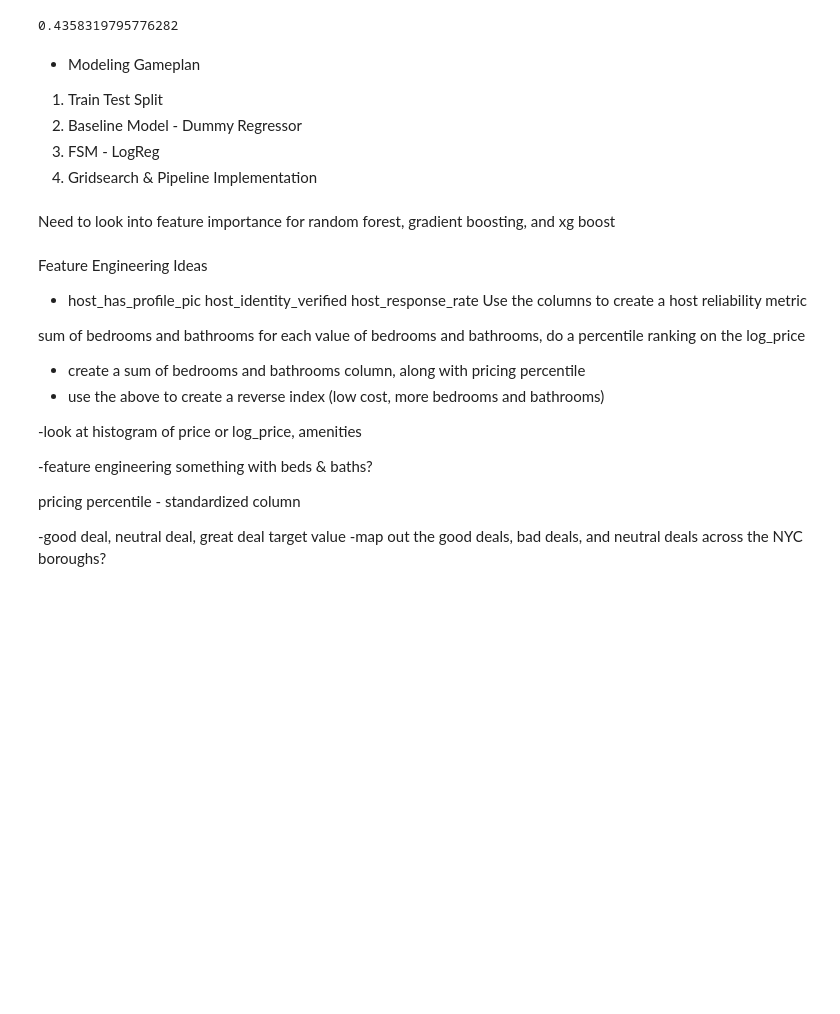
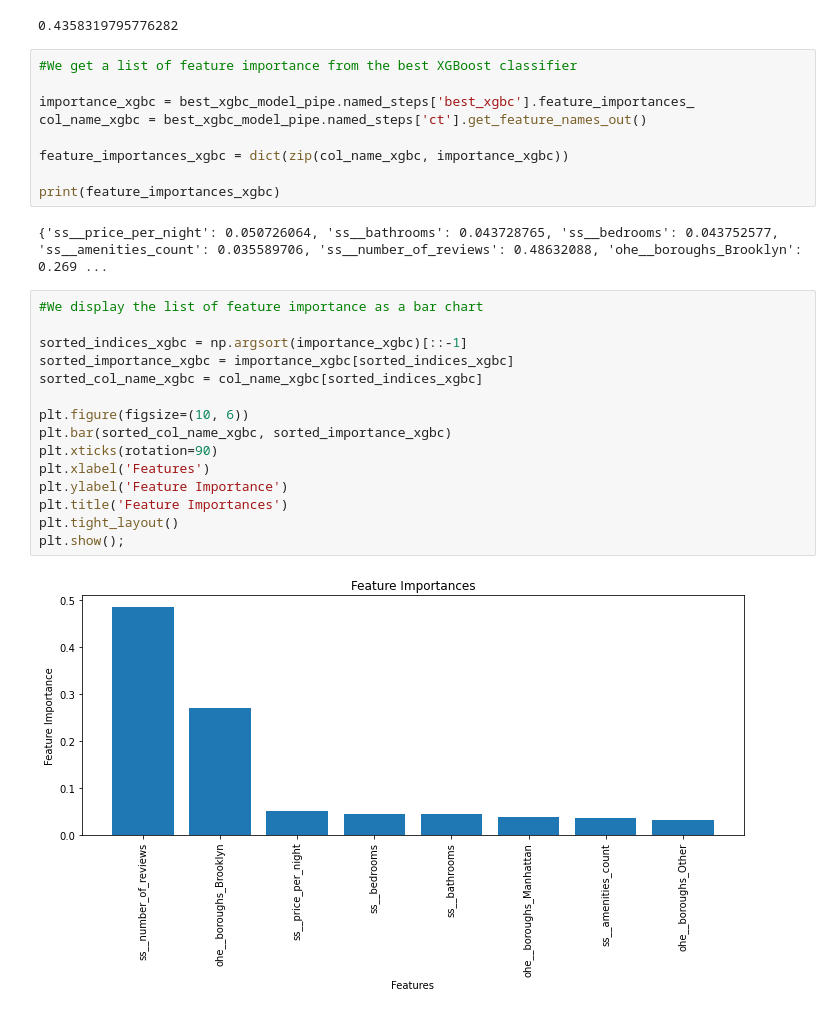
Before and after one commit to schoe4208/Airbnb-NYC-Predictive-Analysis, a Jupyter notebook: airbnb_notebook.ipynb, the cells around one changed output. Saved outputs shown, nothing was run; the diff lists cells and outputs as text; blank space fills up the shorter version.

```diff
--- a/airbnb_notebook.ipynb
+++ b/airbnb_notebook.ipynb
@@ -1674,30 +1766,31 @@ precision_score(y_test, y_pred_best_xgbc, labels=[1], average='micro')
 precision_score(y_test, y_pred_best_xgbc, labels=[2], average='micro')
 # %% [output]
 0.4358319795776282
-# %% [markdown]
-- Modeling Gameplan
-1) Train Test Split
-2) Baseline Model - Dummy Regressor
-3) FSM - LogReg
-4) Gridsearch & Pipeline Implementation
-# %% [markdown]
-Need to look into feature importance for random forest, gradient boosting, and xg boost
-# %% [markdown]
-Feature Engineering Ideas
-- host_has_profile_pic	host_identity_verified	host_response_rate
-Use the columns to create a host reliability metric
-
-sum of bedrooms and bathrooms
-for each value of bedrooms and bathrooms, do a percentile ranking on the log_price
-
-- create a sum of bedrooms and bathrooms column, along with pricing percentile
-- use the above to create a reverse index (low cost, more bedrooms and bathrooms)
-
--look at histogram of price or log_price, amenities
-
--feature engineering something with beds & baths?
-
-pricing percentile - standardized column
-
--good deal, neutral deal, great deal target value
--map out the good deals, bad deals, and neutral deals across the NYC boroughs?
+# %%
+#We get a list of feature importance from the best XGBoost classifier
+
+importance_xgbc = best_xgbc_model_pipe.named_steps['best_xgbc'].feature_importances_
+col_name_xgbc = best_xgbc_model_pipe.named_steps['ct'].get_feature_names_out()
+
+feature_importances_xgbc = dict(zip(col_name_xgbc, importance_xgbc))
+
+print(feature_importances_xgbc)
+# %% [output]
+{'ss__price_per_night': 0.050726064, 'ss__bathrooms': 0.043728765, 'ss__bedrooms': 0.043752577, 'ss__amenities_count': 0.035589706, 'ss__number_of_reviews': 0.48632088, 'ohe__boroughs_Brooklyn': 0.269 ...
+# %%
+#We display the list of feature importance as a bar chart
+
+sorted_indices_xgbc = np.argsort(importance_xgbc)[::-1]
+sorted_importance_xgbc = importance_xgbc[sorted_indices_xgbc]
+sorted_col_name_xgbc = col_name_xgbc[sorted_indices_xgbc]
+
+plt.figure(figsize=(10, 6))
+plt.bar(sorted_col_name_xgbc, sorted_importance_xgbc)
+plt.xticks(rotation=90)
+plt.xlabel('Features')
+plt.ylabel('Feature Importance')
+plt.title('Feature Importances')
+plt.tight_layout()
+plt.show();
+# %% [output]
+[figure, added]
```
Also changed, not shown: parts of 18 cells of this notebook.
